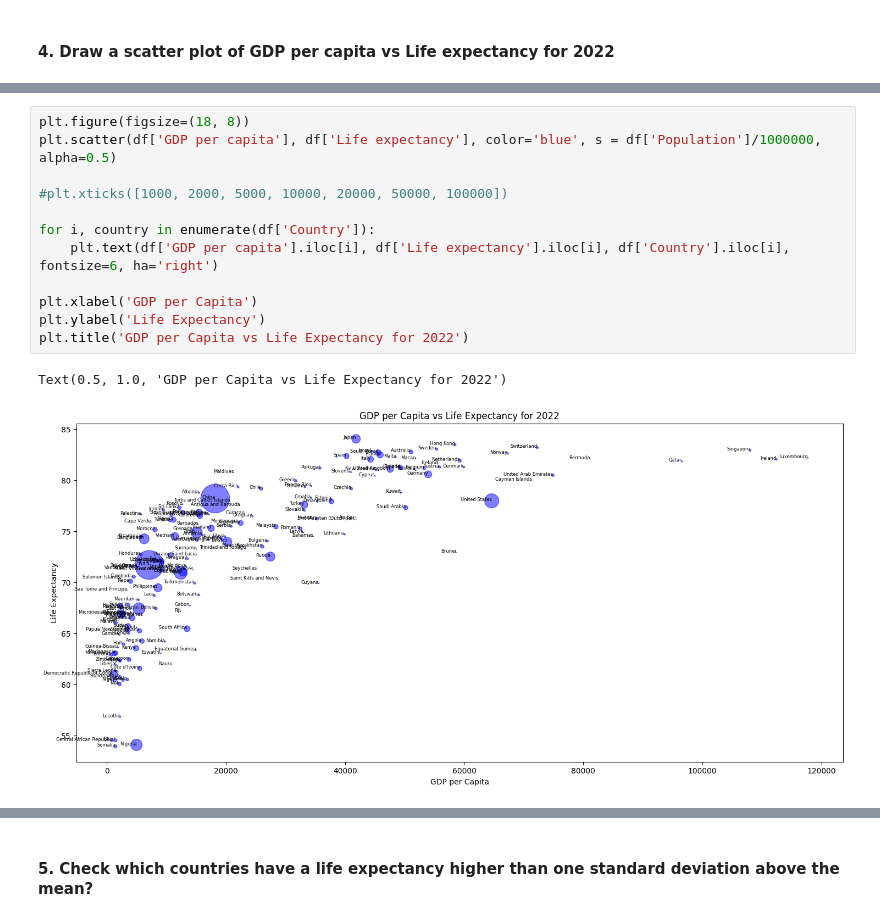
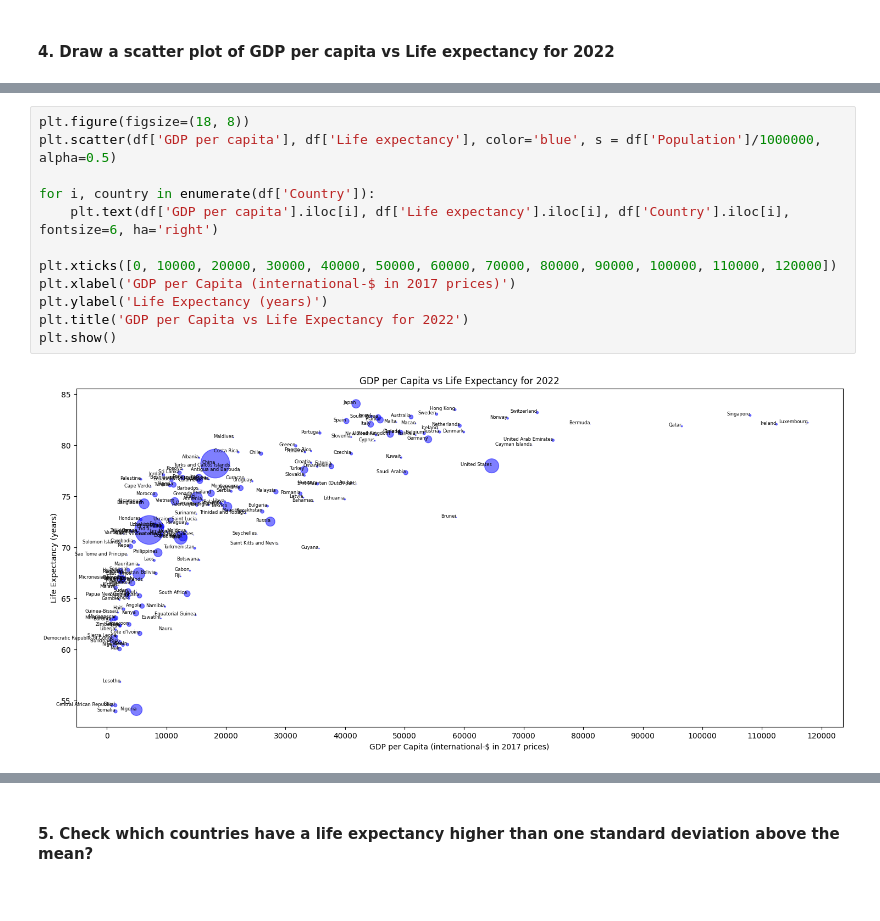
Before and after one commit to sdvelev/Introduction-To-Data-Science-And-AI, a Jupyter notebook: 01-introduction-to-data-science-and-python/assignment-1-Stefan-Velev.ipynb, the cells around one changed output, grey strips where cells are left out. Drawn from its saved outputs; the diff is of its cells as text.

```diff
--- a/01-introduction-to-data-science-and-python/assignment-1-Stefan-Velev.ipynb
+++ b/01-introduction-to-data-science-and-python/assignment-1-Stefan-Velev.ipynb
@@ -77,18 +80,17 @@ df.plot.scatter(x='GDP per capita', y='Life expectancy')
 # %%
 plt.figure(figsize=(18, 8))
 plt.scatter(df['GDP per capita'], df['Life expectancy'], color='blue', s = df['Population']/1000000, alpha=0.5)
 
-#plt.xticks([1000, 2000, 5000, 10000, 20000, 50000, 100000])
-
 for i, country in enumerate(df['Country']):
     plt.text(df['GDP per capita'].iloc[i], df['Life expectancy'].iloc[i], df['Country'].iloc[i], fontsize=6, ha='right')
 
-plt.xlabel('GDP per Capita')
-plt.ylabel('Life Expectancy')
+plt.xticks([0, 10000, 20000, 30000, 40000, 50000, 60000, 70000, 80000, 90000, 100000, 110000, 120000])
+plt.xlabel('GDP per Capita (international-$ in 2017 prices)')
+plt.ylabel('Life Expectancy (years)')
 plt.title('GDP per Capita vs Life Expectancy for 2022')
+plt.show()
 # %% [output]
-Text(0.5, 1.0, 'GDP per Capita vs Life Expectancy for 2022')
-[figure, old version]
+[figure, new version]
 # %%
 plt.figure(figsize=(18, 8))
 df_lower_GDP = df[df['GDP per capita'] <= 20000]
```
Also changed, not shown: parts of 18 cells of this notebook.
